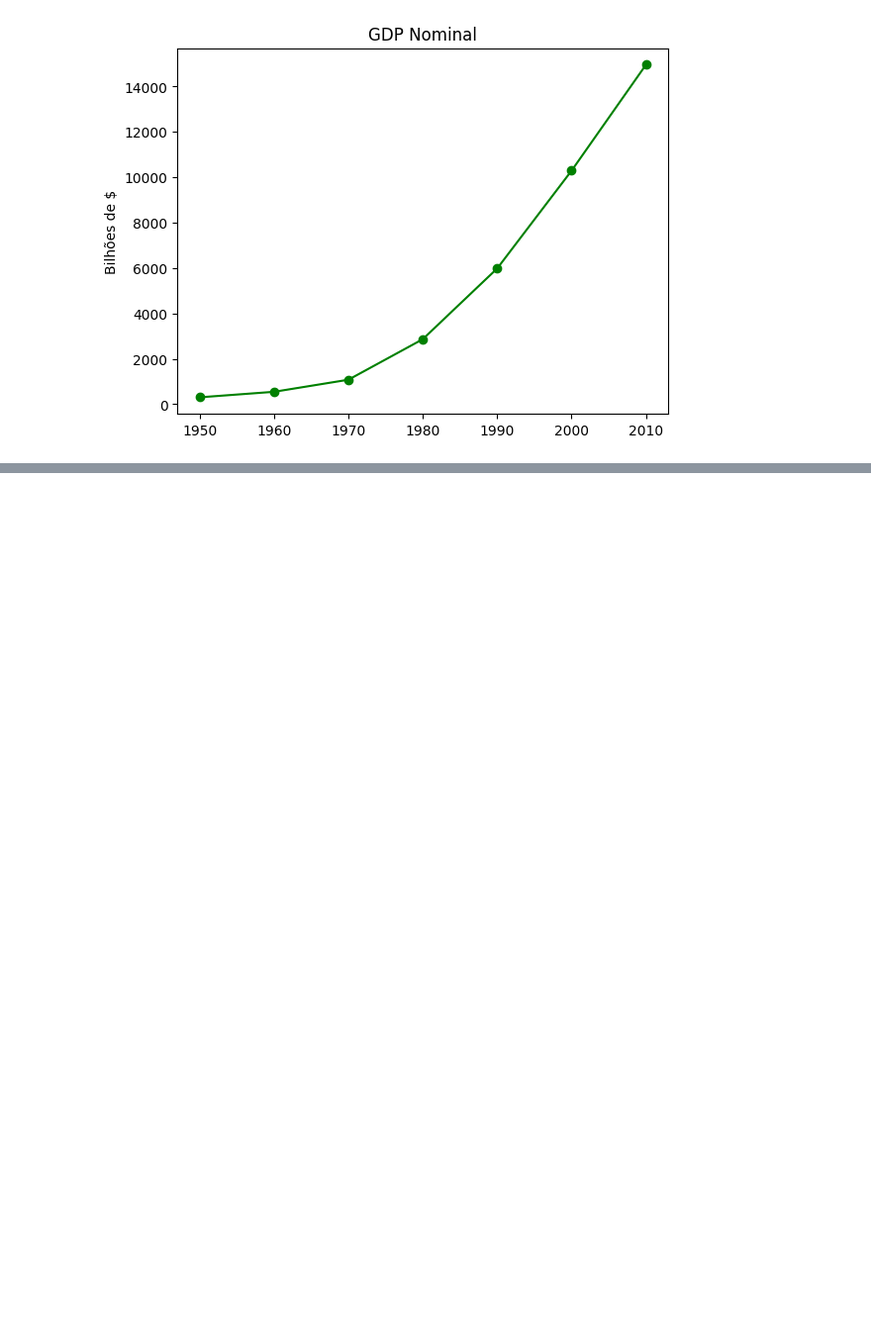
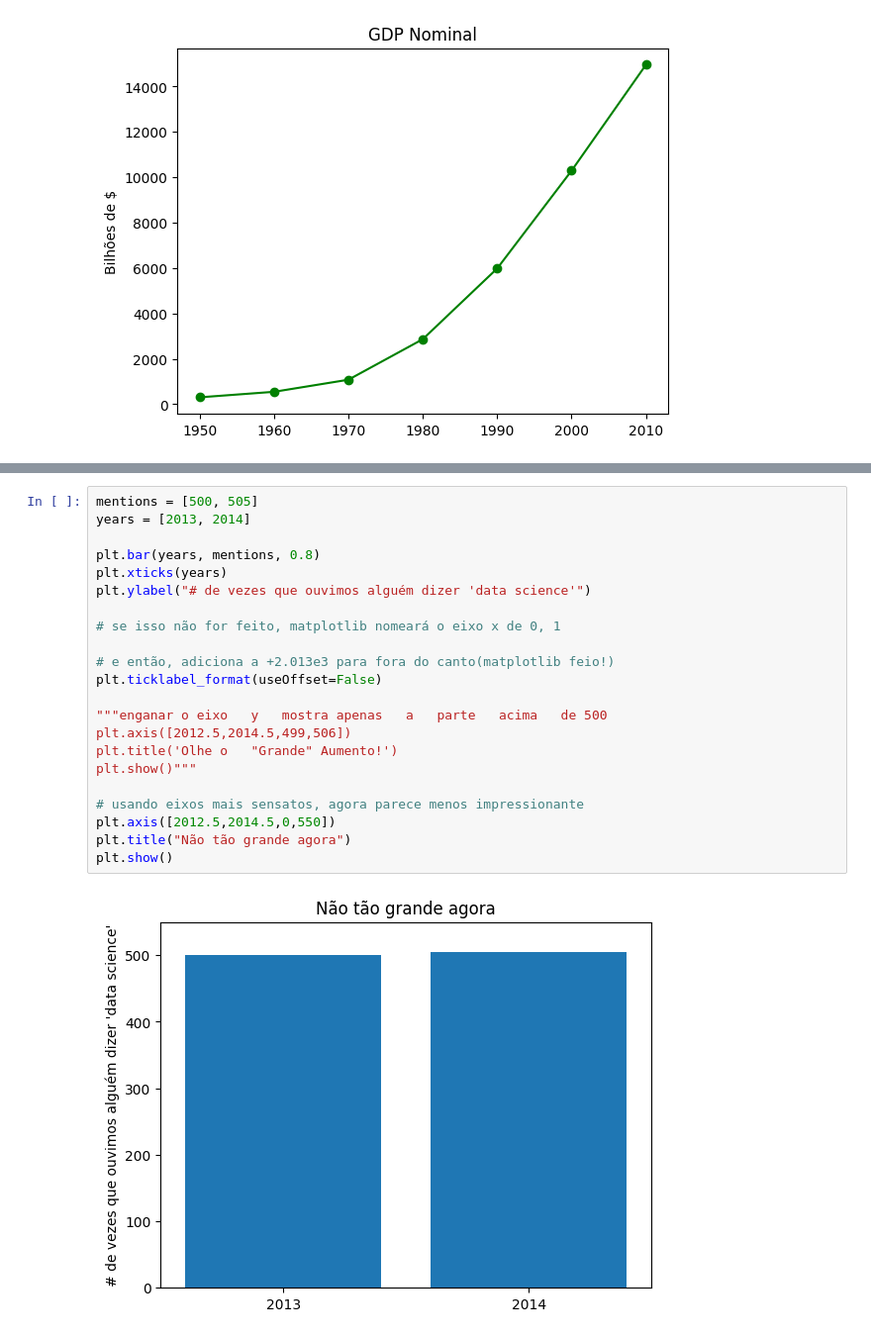
Before and after one commit to Dangelo-dev/Python, a Jupyter notebook: praticaDataScience.ipynb, the cells around one changed output, grey strips where cells are left out. Shown at 99% size. Drawn from its saved outputs; the diff is of its cells as text; blank space fills up the shorter version.

```diff
--- a/praticaDataScience.ipynb
+++ b/praticaDataScience.ipynb
@@ -829,0 +866,24 @@ plt.show()
+# %%
+mentions = [500, 505]
+years = [2013, 2014]
+
+plt.bar(years, mentions, 0.8)
+plt.xticks(years)
+plt.ylabel("# de vezes que ouvimos alguém dizer 'data science'")
+
+# se isso não for feito, matplotlib nomeará o eixo x de 0, 1
+
+# e então, adiciona a +2.013e3 para fora do canto(matplotlib feio!)
+plt.ticklabel_format(useOffset=False)
+
+"""enganar o eixo	y	mostra apenas	a	parte	acima	de 500
+plt.axis([2012.5,2014.5,499,506])
+plt.title('Olhe	o	"Grande" Aumento!')
+plt.show()"""
+
+# usando eixos mais sensatos, agora parece menos impressionante
+plt.axis([2012.5,2014.5,0,550])
+plt.title("Não tão grande agora")
+plt.show()
+# %% [output]
+[figure, added]
```
Also changed, not shown: parts of 3 cells of this notebook.
